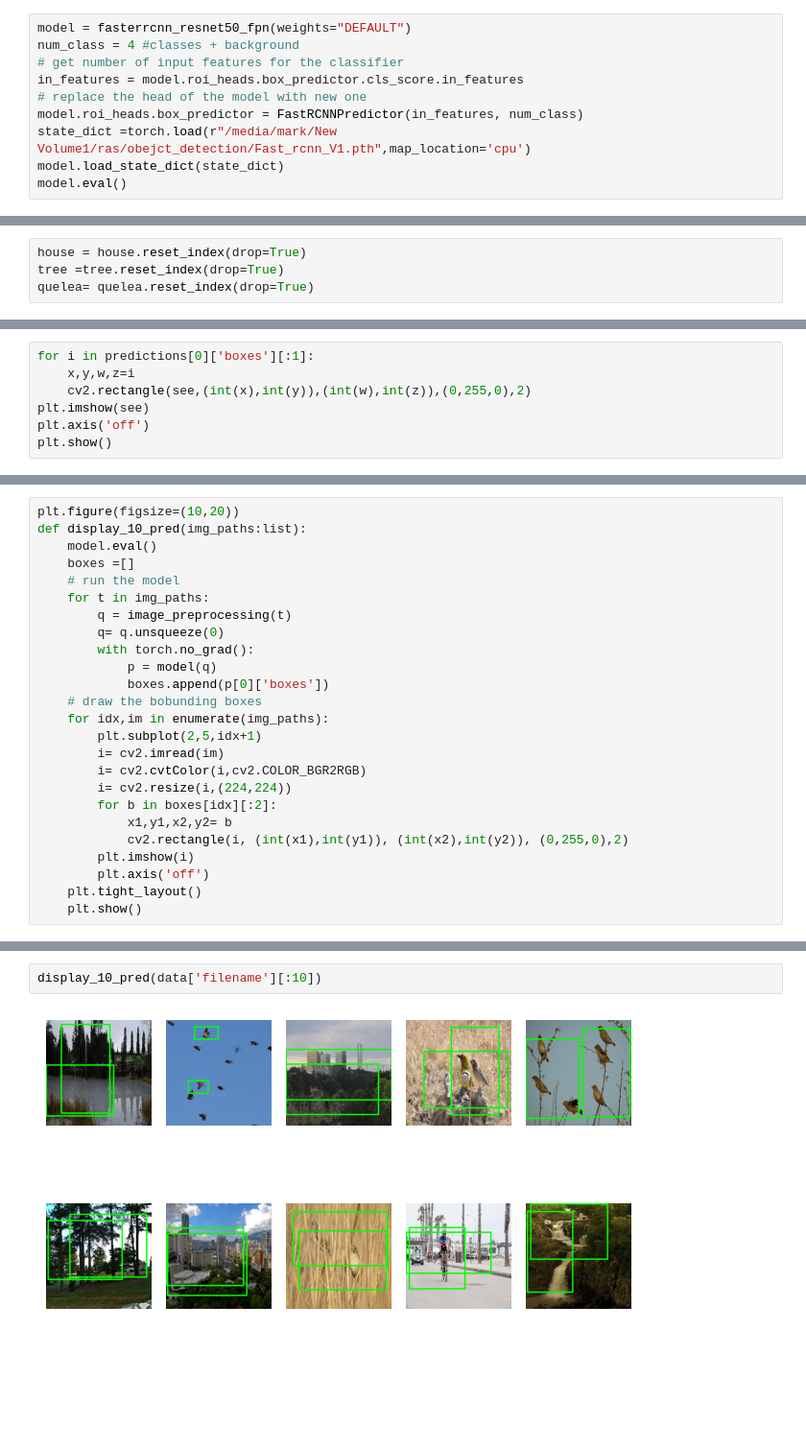
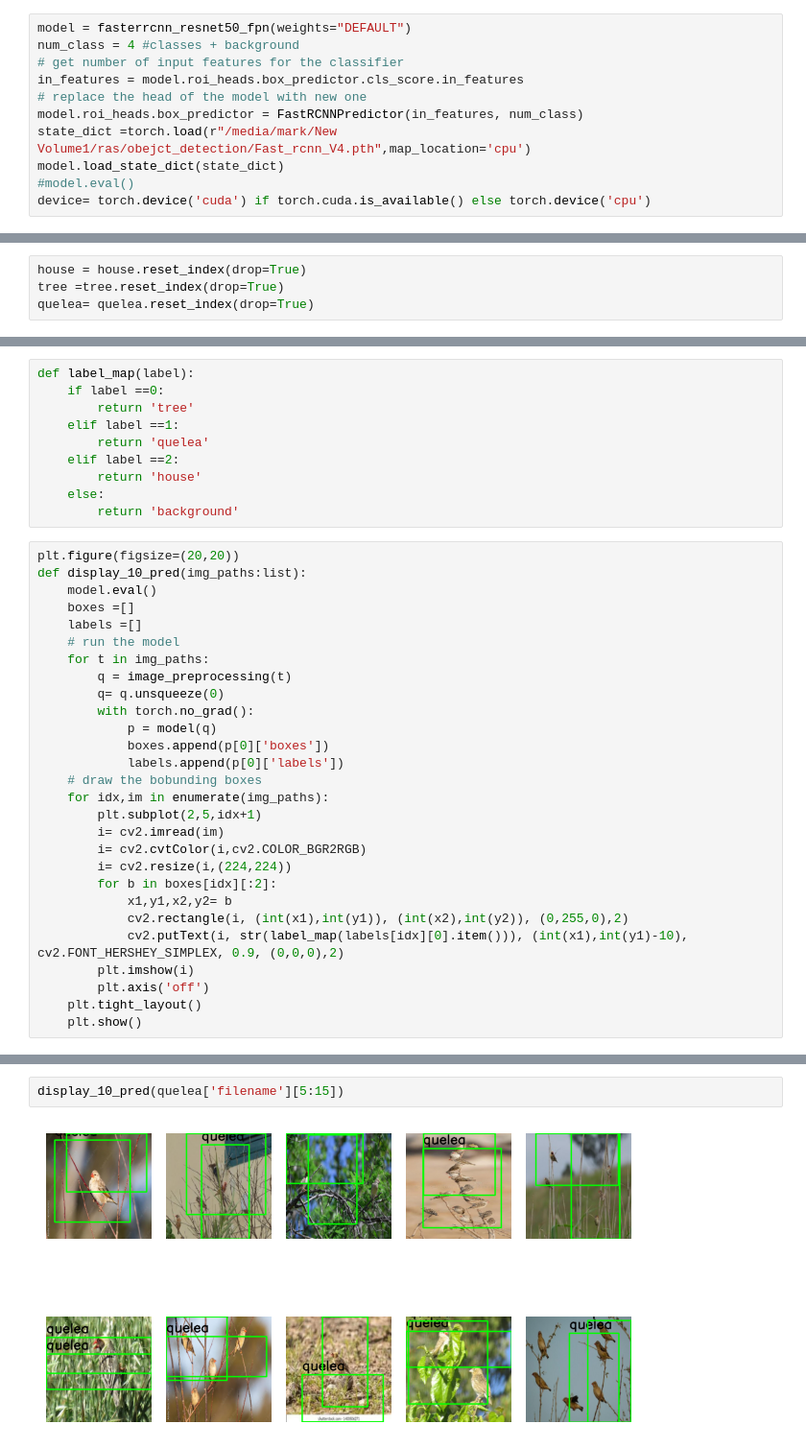
Before and after one commit to Mark-Kitur/Ornithopter_AI, a Jupyter notebook: computer_vision/faster_rcnn.ipynb, the cells around one changed output, grey strips where cells are left out. Shown at 96% size. Saved outputs shown, nothing was run; the diff lists cells and outputs as text; blank space fills up the shorter version.

Commit message:
testing different models from v1 to v6

```diff
--- a/computer_vision/faster_rcnn.ipynb
+++ b/computer_vision/faster_rcnn.ipynb
@@ -210,7 +246,8 @@ num_class = 4 #classes + background
 in_features = model.roi_heads.box_predictor.cls_score.in_features
 # replace the head of the model with new one
 model.roi_heads.box_predictor = FastRCNNPredictor(in_features, num_class)
-state_dict =torch.load(r"/media/mark/New Volume1/ras/obejct_detection/Fast_rcnn_V1.pth",map_location='cpu')
+state_dict =torch.load(r"/media/mark/New Volume1/ras/obejct_detection/Fast_rcnn_V4.pth",map_location='cpu')
 model.load_state_dict(state_dict)
-model.eval()
+#model.eval()
+device= torch.device('cuda') if torch.cuda.is_available() else torch.device('cpu')
 # %% [output]
@@ -312,7 +308,0 @@ tensor([[121.9337,  18.2522, 221.4764, 205.6231],
-# %%
-for i in predictions[0]['boxes'][:1]:
-    x,y,w,z=i
-    cv2.rectangle(see,(int(x),int(y)),(int(w),int(z)),(0,255,0),2)
-plt.imshow(see)
-plt.axis('off')
-plt.show()
@@ -321,8 +309,19 @@ plt.show()
+# %%
+def label_map(label):
+    if label ==0:
+        return 'tree'
+    elif label ==1:
+        return 'quelea'
+    elif label ==2:
+        return 'house'
+    else:
+        return 'background'
 # %%
-plt.figure(figsize=(10,20))
+plt.figure(figsize=(20,20))
 def display_10_pred(img_paths:list):
     model.eval()
     boxes =[]
+    labels =[]
     # run the model
     for t in img_paths:
         q = image_preprocessing(t)
@@ -330,6 +329,7 @@ def display_10_pred(img_paths:list):
         with torch.no_grad():
             p = model(q)
             boxes.append(p[0]['boxes'])
+            labels.append(p[0]['labels'])
     # draw the bobunding boxes
     for idx,im in enumerate(img_paths):
         plt.subplot(2,5,idx+1)
@@ -339,6 +339,7 @@ def display_10_pred(img_paths:list):
         for b in boxes[idx][:2]:
             x1,y1,x2,y2= b
             cv2.rectangle(i, (int(x1),int(y1)), (int(x2),int(y2)), (0,255,0),2)
+            cv2.putText(i, str(label_map(labels[idx][0].item())), (int(x1),int(y1)-10), cv2.FONT_HERSHEY_SIMPLEX, 0.9, (0,0,0),2)
         plt.imshow(i)
         plt.axis('off')
     plt.tight_layout()
@@ -348,4 +349,4 @@ def display_10_pred(img_paths:list):
 # %%
-display_10_pred(data['filename'][:10])
+display_10_pred(quelea['filename'][5:15])
 # %% [output]
-[figure, old version]
+[figure, new version]
```
Also changed, not shown: parts of 21 cells of this notebook, 1 other file.
